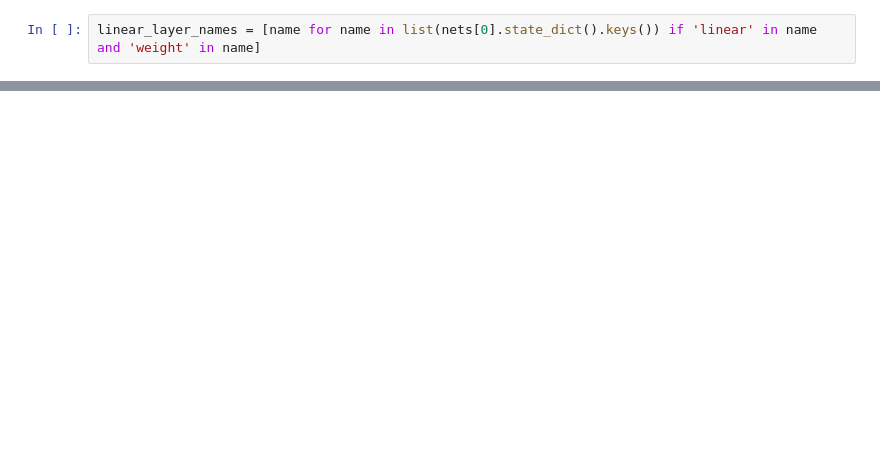
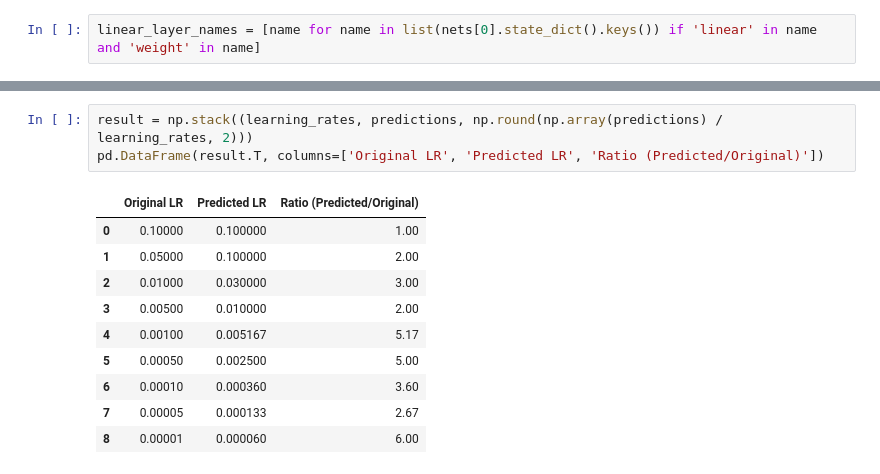
Before and after one commit to putskan/lr_reverse_engineer, a Jupyter notebook: lr_reverse_engineer.ipynb, the cells around one changed output, grey strips where cells are left out. Cells and saved outputs as stored; diff of their text form; blank space fills up the shorter version.

Commit message:
add: LR prediction code

```diff
--- a/lr_reverse_engineer.ipynb
+++ b/lr_reverse_engineer.ipynb
@@ -194,0 +269,14 @@ nets[8](sample).std(axis=1).mean()
+# %%
+result = np.stack((learning_rates, predictions, np.round(np.array(predictions) / learning_rates, 2)))
+pd.DataFrame(result.T, columns=['Original LR', 'Predicted LR', 'Ratio (Predicted/Original)'])
+# %% [output]
+|  | Original LR | Predicted LR | Ratio (Predicted/Original) |
+| 0 | 0.10000 | 0.100000 | 1.00 |
+| 1 | 0.05000 | 0.100000 | 2.00 |
+| 2 | 0.01000 | 0.030000 | 3.00 |
+| 3 | 0.00500 | 0.010000 | 2.00 |
+| 4 | 0.00100 | 0.005167 | 5.17 |
+| 5 | 0.00050 | 0.002500 | 5.00 |
+| 6 | 0.00010 | 0.000360 | 3.60 |
+| 7 | 0.00005 | 0.000133 | 2.67 |
+| 8 | 0.00001 | 0.000060 | 6.00 |
```
Also changed, not shown: parts of 14 cells of this notebook.
